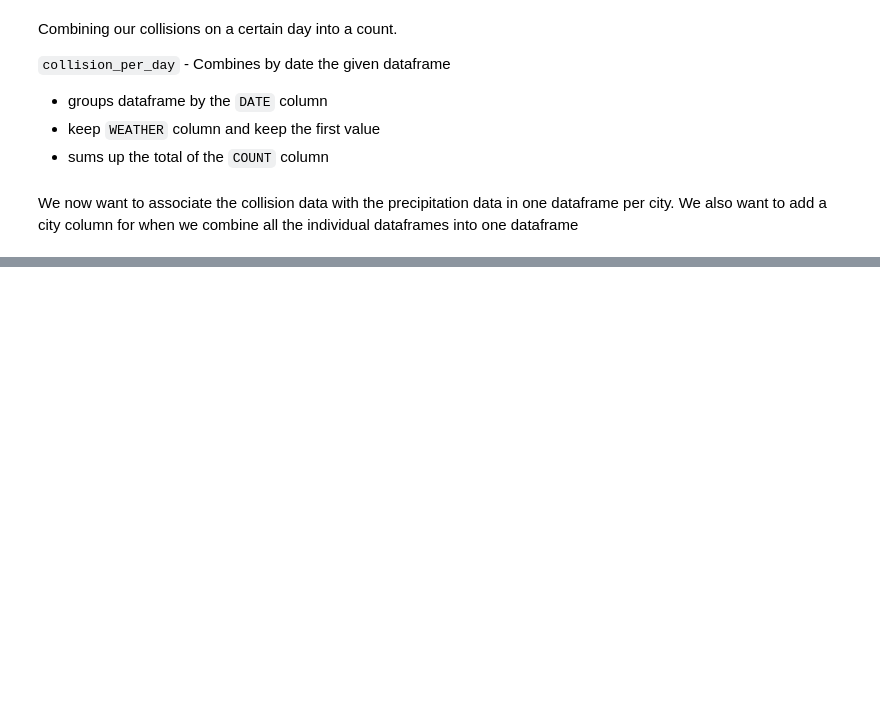
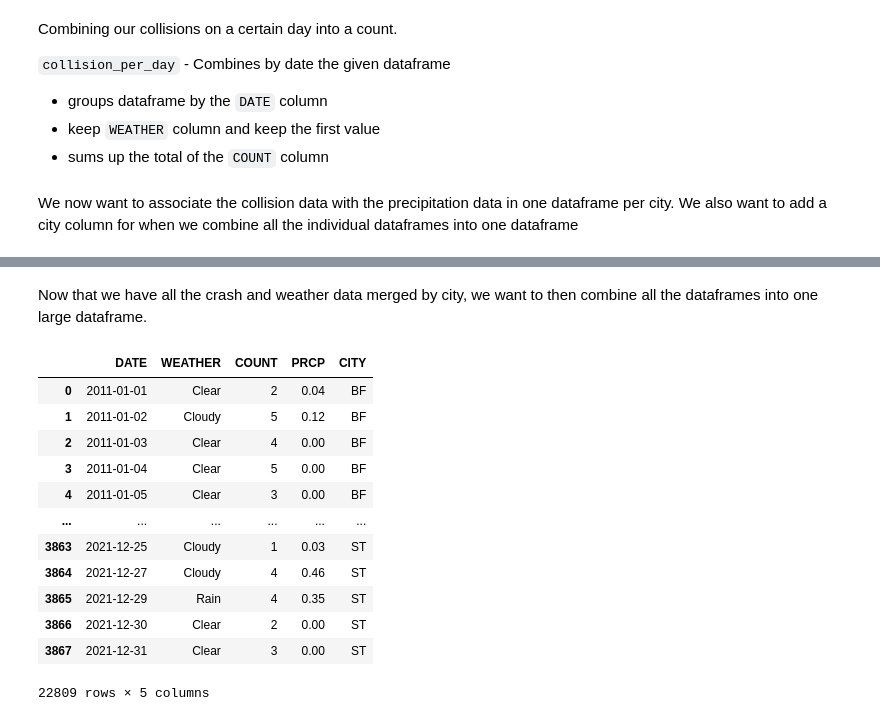
Before and after one commit to DeusSeos/Group007-Wi22-Resume, a Jupyter notebook: DataCheckpointGroup007-Wi22.ipynb, the cells around one changed output, grey strips where cells are left out. Drawn from its saved outputs; the diff is of its cells as text; code cells hidden in the pictures; blank space fills up the shorter version.

```diff
--- a/DataCheckpointGroup007-Wi22.ipynb
+++ b/DataCheckpointGroup007-Wi22.ipynb
@@ -252,0 +247,20 @@ df.head(15)
+# %% [markdown]
+Now that we have all the crash and weather data merged by city, we want to then combine all the dataframes into one large dataframe.
+# %%
+allDataFrames = [BFdf, PSdf, SACdf, SDdf, SJdf, STdf]
+weatherCrashDf = pd.concat(allDataFrames)
+weatherCrashDf
+# %% [output]
+|  | DATE | WEATHER | COUNT | PRCP | CITY |
+| 0 | 2011-01-01 | Clear | 2 | 0.04 | BF |
+| 1 | 2011-01-02 | Cloudy | 5 | 0.12 | BF |
+| 2 | 2011-01-03 | Clear | 4 | 0.00 | BF |
+| 3 | 2011-01-04 | Clear | 5 | 0.00 | BF |
+| 4 | 2011-01-05 | Clear | 3 | 0.00 | BF |
+| ... | ... | ... | ... | ... | ... |
+| 3863 | 2021-12-25 | Cloudy | 1 | 0.03 | ST |
+| 3864 | 2021-12-27 | Cloudy | 4 | 0.46 | ST |
+| 3865 | 2021-12-29 | Rain | 4 | 0.35 | ST |
+| 3866 | 2021-12-30 | Clear | 2 | 0.00 | ST |
+| 3867 | 2021-12-31 | Clear | 3 | 0.00 | ST |
+22809 rows × 5 columns
```
Also changed, not shown: parts of 6 cells of this notebook, 2 other files.
